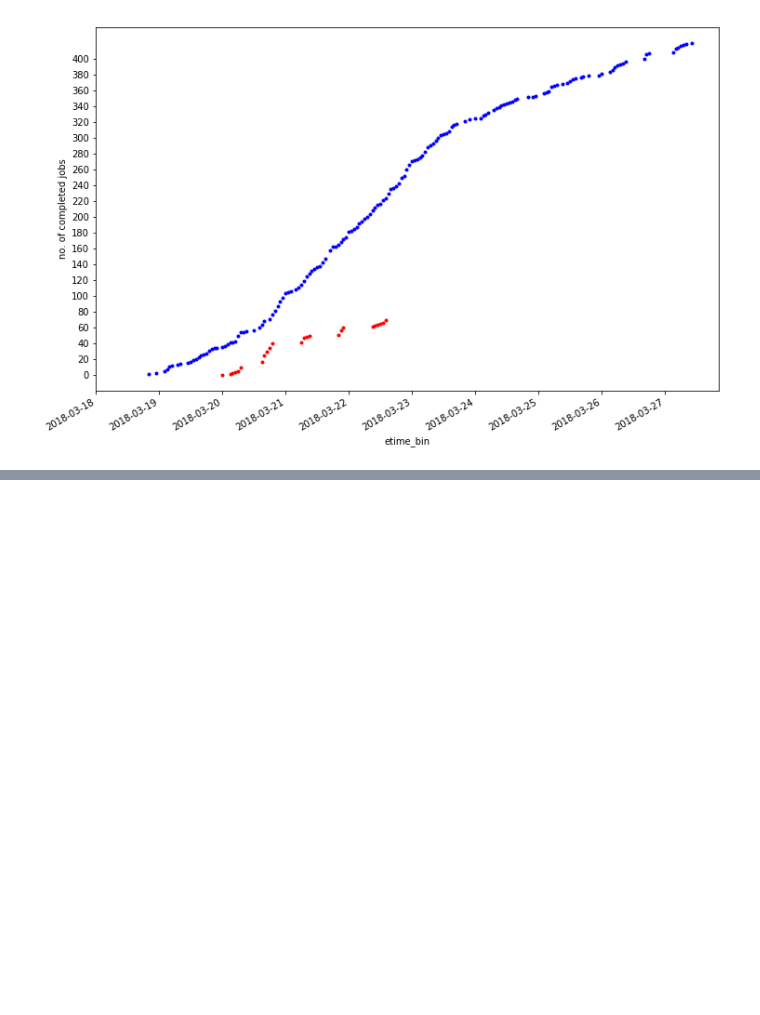
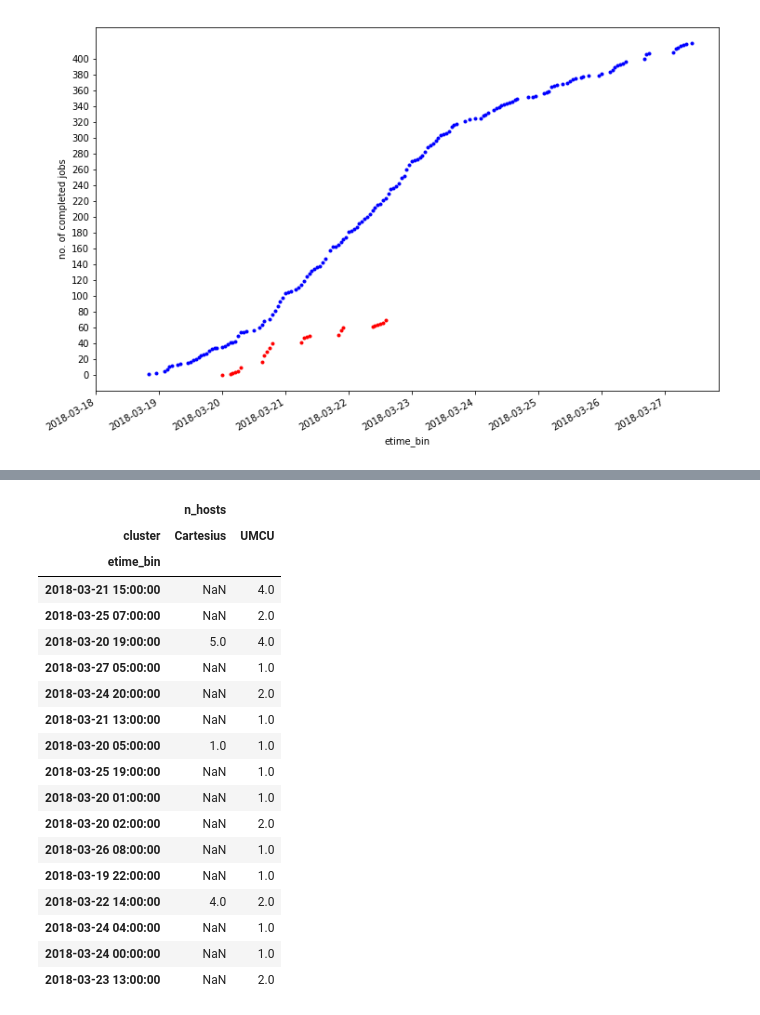
Before and after one commit to GooglingTheCancerGenome/sv-callers, a Jupyter notebook: scripts/workflow_progress.ipynb, the cells around one changed output, grey strips where cells are left out. Cells and saved outputs as stored; diff of their text form; code cells hidden in the pictures; blank space fills up the shorter version.

```diff
--- a/scripts/workflow_progress.ipynb
+++ b/scripts/workflow_progress.ipynb
@@ -90,0 +115,22 @@ Text(0,0.5,'no. of completed jobs')
+# %%
+df6.sample(frac=0.1)
+# %% [output]
+|  | n_hosts |  |
+| cluster | Cartesius | UMCU |
+| etime_bin |  |  |
+| 2018-03-21 15:00:00 | NaN | 4.0 |
+| 2018-03-25 07:00:00 | NaN | 2.0 |
+| 2018-03-20 19:00:00 | 5.0 | 4.0 |
+| 2018-03-27 05:00:00 | NaN | 1.0 |
+| 2018-03-24 20:00:00 | NaN | 2.0 |
+| 2018-03-21 13:00:00 | NaN | 1.0 |
+| 2018-03-20 05:00:00 | 1.0 | 1.0 |
+| 2018-03-25 19:00:00 | NaN | 1.0 |
+| 2018-03-20 01:00:00 | NaN | 1.0 |
+| 2018-03-20 02:00:00 | NaN | 2.0 |
+| 2018-03-26 08:00:00 | NaN | 1.0 |
+| 2018-03-19 22:00:00 | NaN | 1.0 |
+| 2018-03-22 14:00:00 | 4.0 | 2.0 |
+| 2018-03-24 04:00:00 | NaN | 1.0 |
+| 2018-03-24 00:00:00 | NaN | 1.0 |
+| 2018-03-23 13:00:00 | NaN | 2.0 |
```
Also changed, not shown: parts of 8 cells of this notebook.
